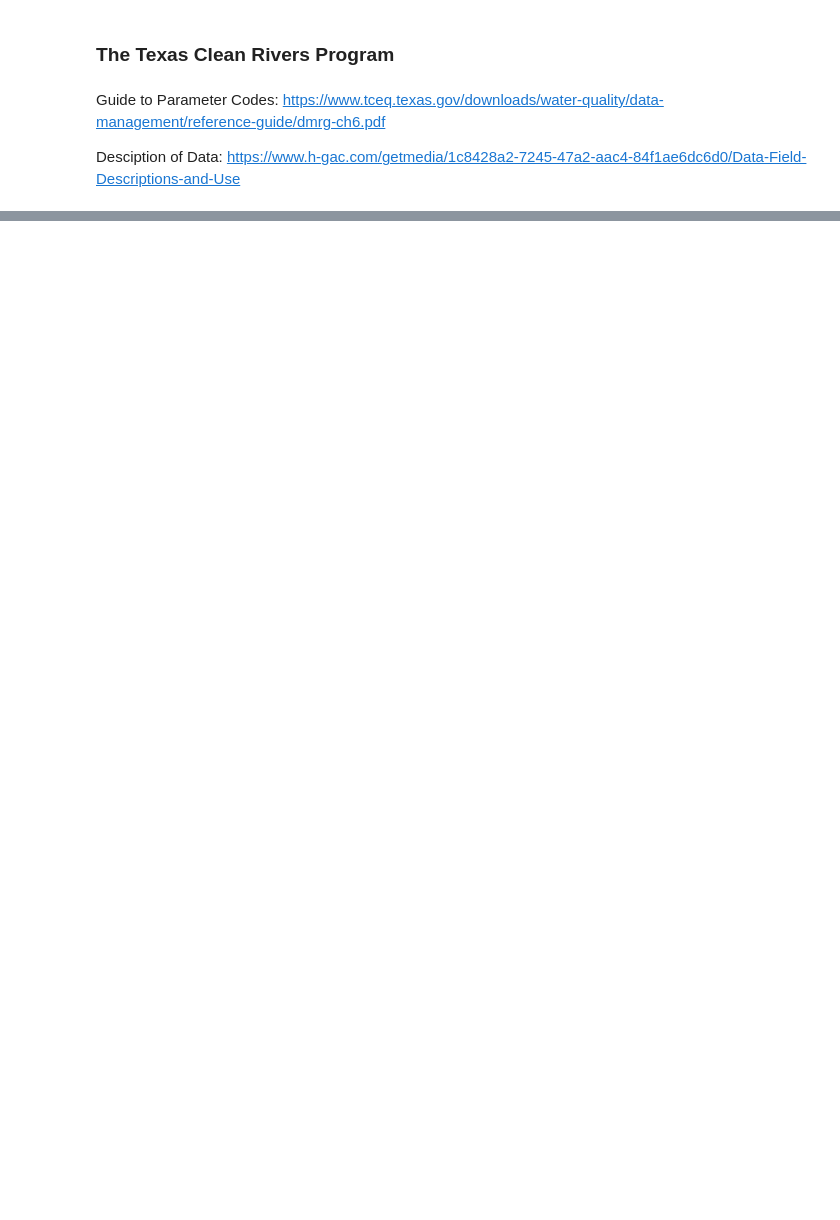
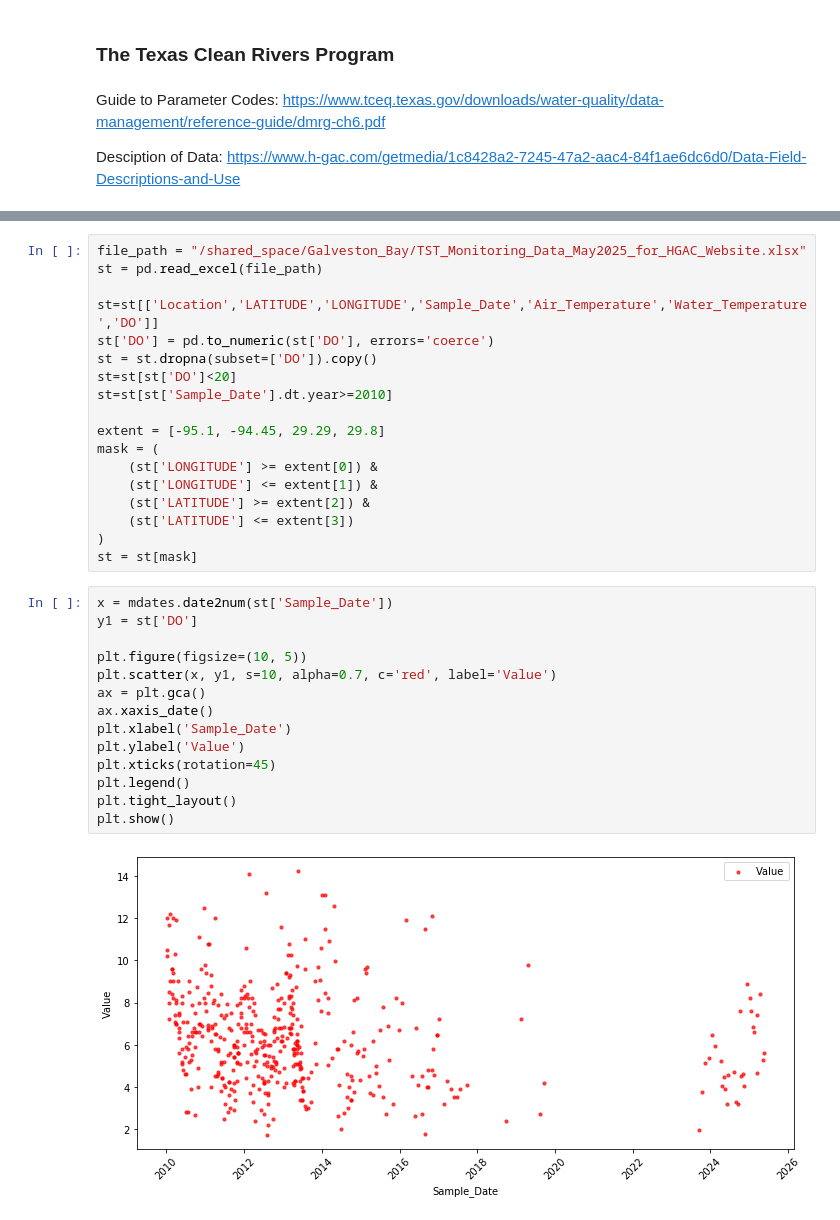
Before and after one commit to inmang13/ESDA_FinalProj_GalvestonBay, a Jupyter notebook: Observed_Data.ipynb, the cells around one changed output, grey strips where cells are left out. Cells and saved outputs as stored; diff of their text form; blank space fills up the shorter version.

```diff
--- a/Observed_Data.ipynb
+++ b/Observed_Data.ipynb
@@ -91,0 +122,34 @@ plt.show()
+# %%
+file_path = "/shared_space/Galveston_Bay/TST_Monitoring_Data_May2025_for_HGAC_Website.xlsx"
+st = pd.read_excel(file_path)
+
+st=st[['Location','LATITUDE','LONGITUDE','Sample_Date','Air_Temperature','Water_Temperature','DO']]
+st['DO'] = pd.to_numeric(st['DO'], errors='coerce')
+st = st.dropna(subset=['DO']).copy()
+st=st[st['DO']<20]
+st=st[st['Sample_Date'].dt.year>=2010]
+
+extent = [-95.1, -94.45, 29.29, 29.8]
+mask = (
+    (st['LONGITUDE'] >= extent[0]) &
+    (st['LONGITUDE'] <= extent[1]) &
+    (st['LATITUDE'] >= extent[2]) &
+    (st['LATITUDE'] <= extent[3])
+)
+st = st[mask]
+# %%
+x = mdates.date2num(st['Sample_Date'])
+y1 = st['DO']
+
+plt.figure(figsize=(10, 5))
+plt.scatter(x, y1, s=10, alpha=0.7, c='red', label='Value')
+ax = plt.gca()
+ax.xaxis_date()
+plt.xlabel('Sample_Date')
+plt.ylabel('Value')
+plt.xticks(rotation=45)
+plt.legend()
+plt.tight_layout()
+plt.show()
+# %% [output]
+[figure, added]
```
Also changed, not shown: parts of 22 cells of this notebook.
